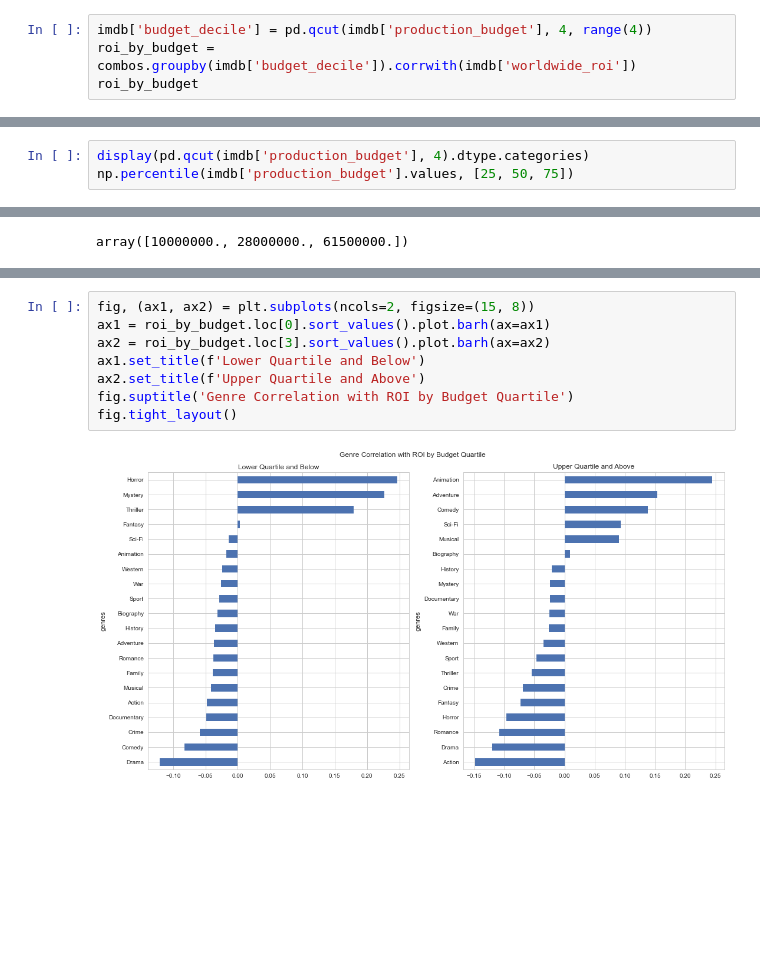
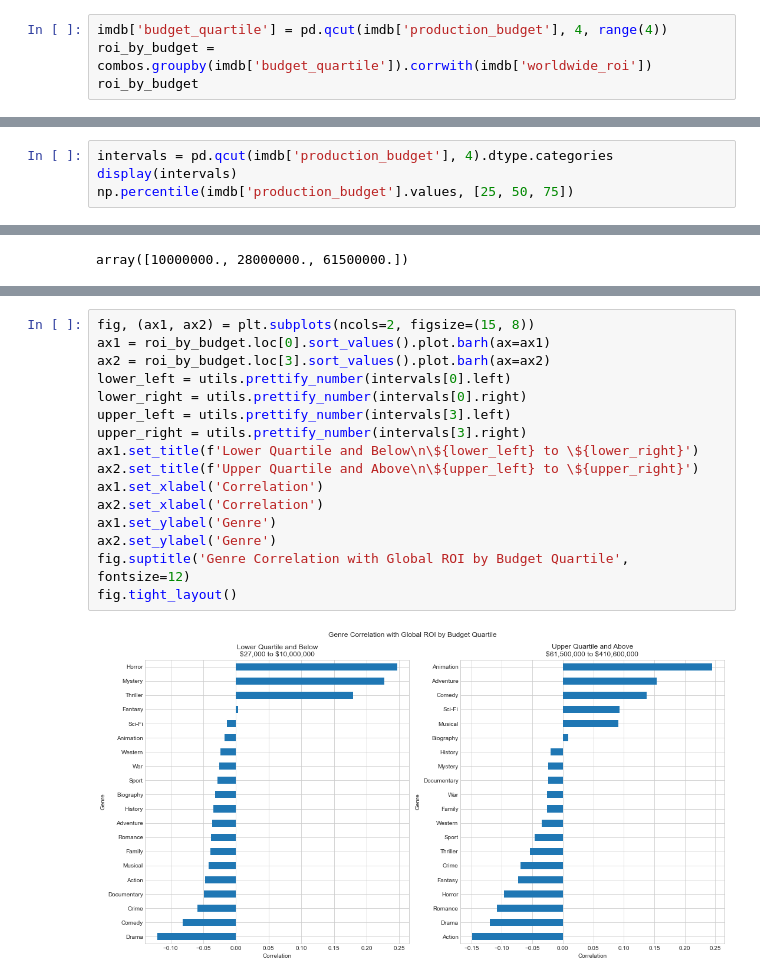
Before and after one commit to ndgigliotti/dsc-phase-1-project, a Jupyter notebook: genres.ipynb, the cells around one changed output, grey strips where cells are left out. Cells and saved outputs as stored; diff of their text form; blank space fills up the shorter version.

Commit message:
add some graph labels

```diff
--- a/genres.ipynb
+++ b/genres.ipynb
@@ -318,6 +318,6 @@ Text(0.5, 1.0, 'Genre Correlation with Worldwide ROI')
 # %%
-imdb['budget_decile'] = pd.qcut(imdb['production_budget'], 4, range(4))
-roi_by_budget = combos.groupby(imdb['budget_decile']).corrwith(imdb['worldwide_roi'])
+imdb['budget_quartile'] = pd.qcut(imdb['production_budget'], 4, range(4))
+roi_by_budget = combos.groupby(imdb['budget_quartile']).corrwith(imdb['worldwide_roi'])
 roi_by_budget
 # %% [output]
 | genres | Action | Adventure | Animation | Biography | Comedy | Crime | Documentary | Drama | Family | ... |
@@ -327,7 +327,8 @@ roi_by_budget
 | 2 | -0.021730 | -0.043935 | -0.019407 | -0.016470 | -0.034357 | -0.124481 | -0.048794 | -0.042146 | -0.041521 | ... |
 | 3 | -0.148393 | 0.153590 | 0.245077 | 0.009019 | 0.137946 | -0.069370 | -0.024475 | -0.119603 | -0.026314 | ... |
 # %%
-display(pd.qcut(imdb['production_budget'], 4).dtype.categories)
+intervals = pd.qcut(imdb['production_budget'], 4).dtype.categories
+display(intervals)
 np.percentile(imdb['production_budget'].values, [25, 50, 75])
 # %% [output]
 IntervalIndex([(26999.999, 10000000.0], (10000000.0, 28000000.0], (28000000.0, 61500000.0], (61500000.0, 410600000.0]],
@@ -337,13 +347,21 @@ array([10000000., 28000000., 61500000.])
 # %%
 fig, (ax1, ax2) = plt.subplots(ncols=2, figsize=(15, 8))
 ax1 = roi_by_budget.loc[0].sort_values().plot.barh(ax=ax1)
 ax2 = roi_by_budget.loc[3].sort_values().plot.barh(ax=ax2)
-ax1.set_title(f'Lower Quartile and Below')
-ax2.set_title(f'Upper Quartile and Above')
-fig.suptitle('Genre Correlation with ROI by Budget Quartile')
+lower_left = utils.prettify_number(intervals[0].left)
+lower_right = utils.prettify_number(intervals[0].right)
+upper_left = utils.prettify_number(intervals[3].left)
+upper_right = utils.prettify_number(intervals[3].right)
+ax1.set_title(f'Lower Quartile and Below\n\${lower_left} to \${lower_right}')
+ax2.set_title(f'Upper Quartile and Above\n\${upper_left} to \${upper_right}')
+ax1.set_xlabel('Correlation')
+ax2.set_xlabel('Correlation')
+ax1.set_ylabel('Genre')
+ax2.set_ylabel('Genre')
+fig.suptitle('Genre Correlation with Global ROI by Budget Quartile', fontsize=12)
 fig.tight_layout()
 # %% [output]
-[figure, old version]
+[figure, new version]
 # %%
 fig, (ax1, ax2) = plt.subplots(ncols=2, figsize=(15, 8))
 ax1 = roi_by_budget.loc[1].sort_values().plot.barh(ax=ax1)
```
Also changed, not shown: parts of 11 cells of this notebook, 1 other file.
